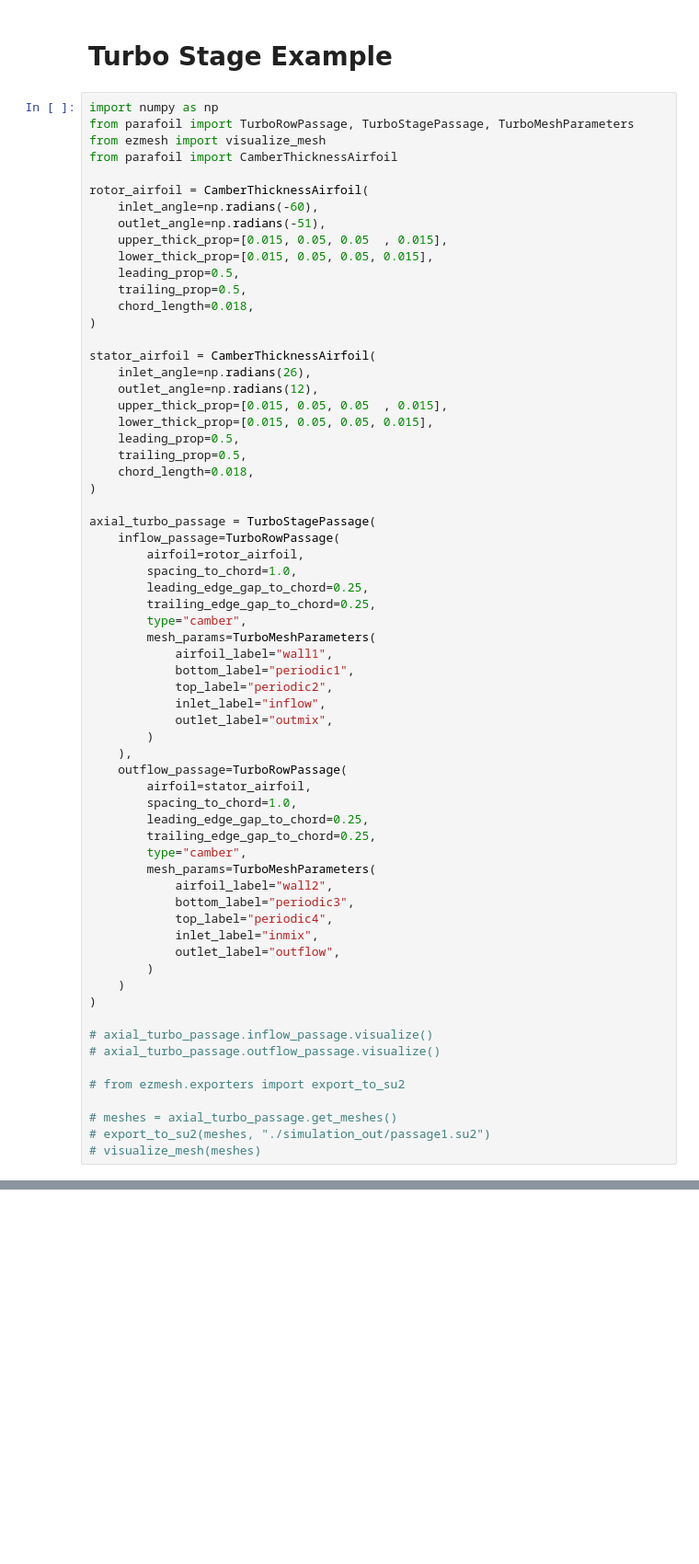
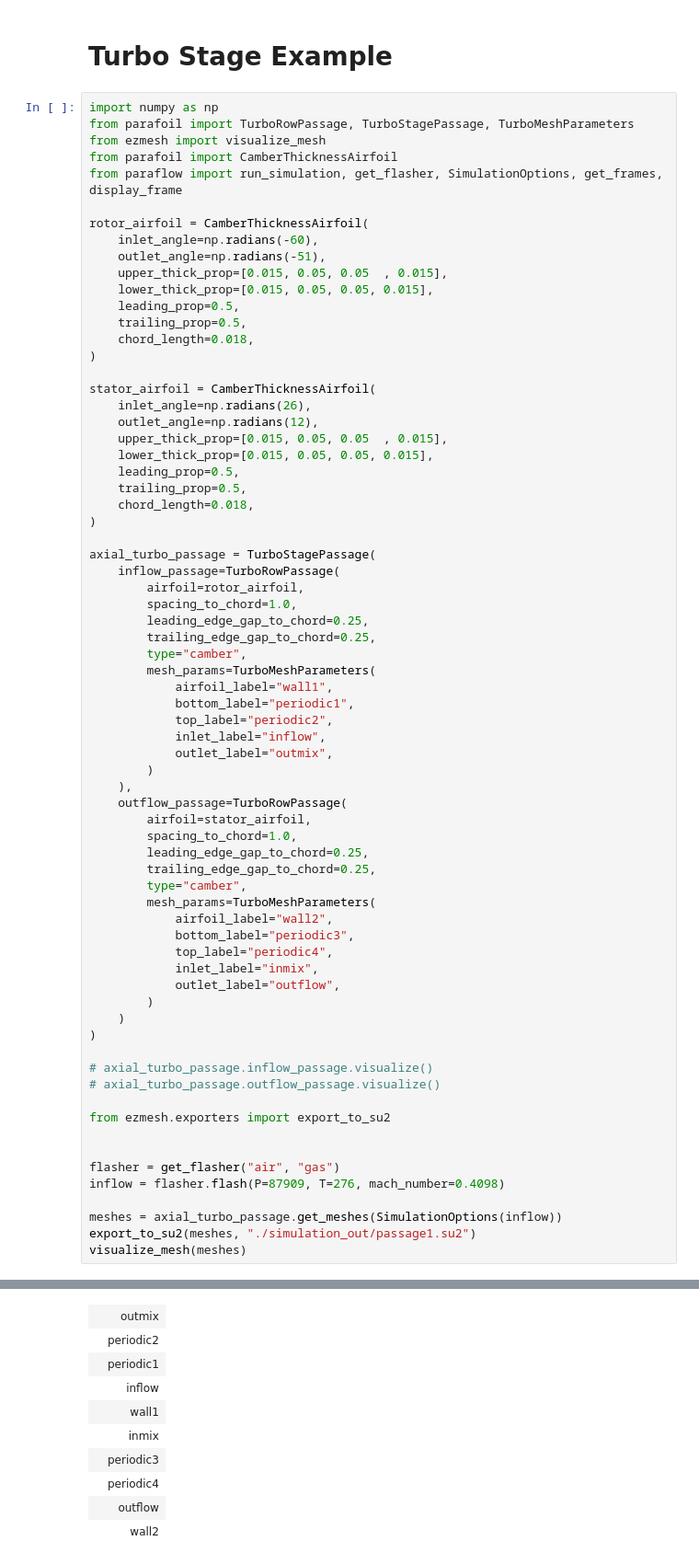
Before and after one commit to OpenOrion/parafoil, a Jupyter notebook: examples/turbo_stage.ipynb, the cells around one changed output, grey strips where cells are left out. Shown at 92% size. Saved outputs shown, nothing was run; the diff lists cells and outputs as text; blank space fills up the shorter version.

```diff
--- a/examples/turbo_stage.ipynb
+++ b/examples/turbo_stage.ipynb
@@ -5,6 +5,7 @@ import numpy as np
 from parafoil import TurboRowPassage, TurboStagePassage, TurboMeshParameters
 from ezmesh import visualize_mesh
 from parafoil import CamberThicknessAirfoil
+from paraflow import run_simulation, get_flasher, SimulationOptions, get_frames, display_frame
 
 rotor_airfoil = CamberThicknessAirfoil(
     inlet_angle=np.radians(-60),
@@ -60,8 +61,13 @@ axial_turbo_passage = TurboStagePassage(
 # axial_turbo_passage.inflow_passage.visualize()
 # axial_turbo_passage.outflow_passage.visualize()
 
-# from ezmesh.exporters import export_to_su2
+from ezmesh.exporters import export_to_su2
 
-# meshes = axial_turbo_passage.get_meshes()
-# export_to_su2(meshes, "./simulation_out/passage1.su2")
-# visualize_mesh(meshes)
+
+flasher = get_flasher("air", "gas")
+inflow = flasher.flash(P=87909, T=276, mach_number=0.4098)
+
+meshes = axial_turbo_passage.get_meshes(SimulationOptions(inflow))
+export_to_su2(meshes, "./simulation_out/passage1.su2")
+visualize_mesh(meshes)
+# %% [output]
@@ -67,0 +94,10 @@ axial_turbo_passage = TurboStagePassage(
+|  | outmix |
+|  | periodic2 |
+|  | periodic1 |
+|  | inflow |
+|  | wall1 |
+|  | inmix |
+|  | periodic3 |
+|  | periodic4 |
+|  | outflow |
+|  | wall2 |
```
Also changed, not shown: parts of 3 cells of this notebook, 6 other files.
